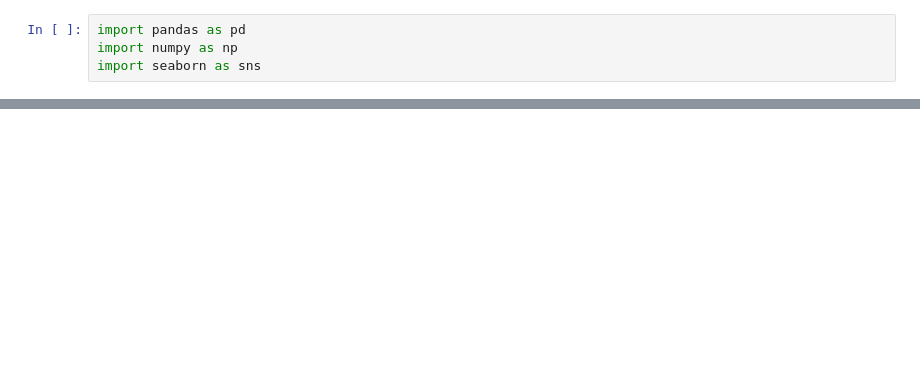
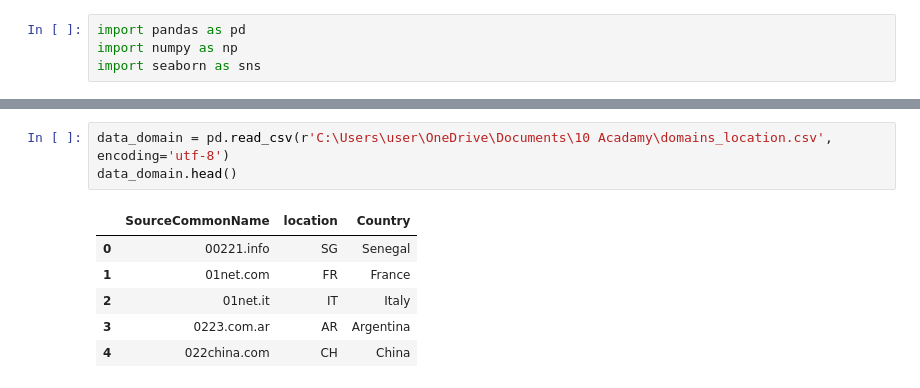
Before and after one commit to JabezETH/JabezETH-news_correlation_10ac_week0-, a Jupyter notebook: Task_1.ipynb, the cells around one changed output, grey strips where cells are left out. Saved outputs shown, nothing was run; the diff lists cells and outputs as text; blank space fills up the shorter version.

```diff
--- a/Task_1.ipynb
+++ b/Task_1.ipynb
@@ -41,0 +166,10 @@ data.head()
+# %%
+data_domain = pd.read_csv(r'C:\Users\user\OneDrive\Documents\10 Acadamy\domains_location.csv', encoding='utf-8')
+data_domain.head()
+# %% [output]
+|  | SourceCommonName | location | Country |
+| 0 | 00221.info | SG | Senegal |
+| 1 | 01net.com | FR | France |
+| 2 | 01net.it | IT | Italy |
+| 3 | 0223.com.ar | AR | Argentina |
+| 4 | 022china.com | CH | China |
```
Also changed, not shown: parts of 22 cells of this notebook.
